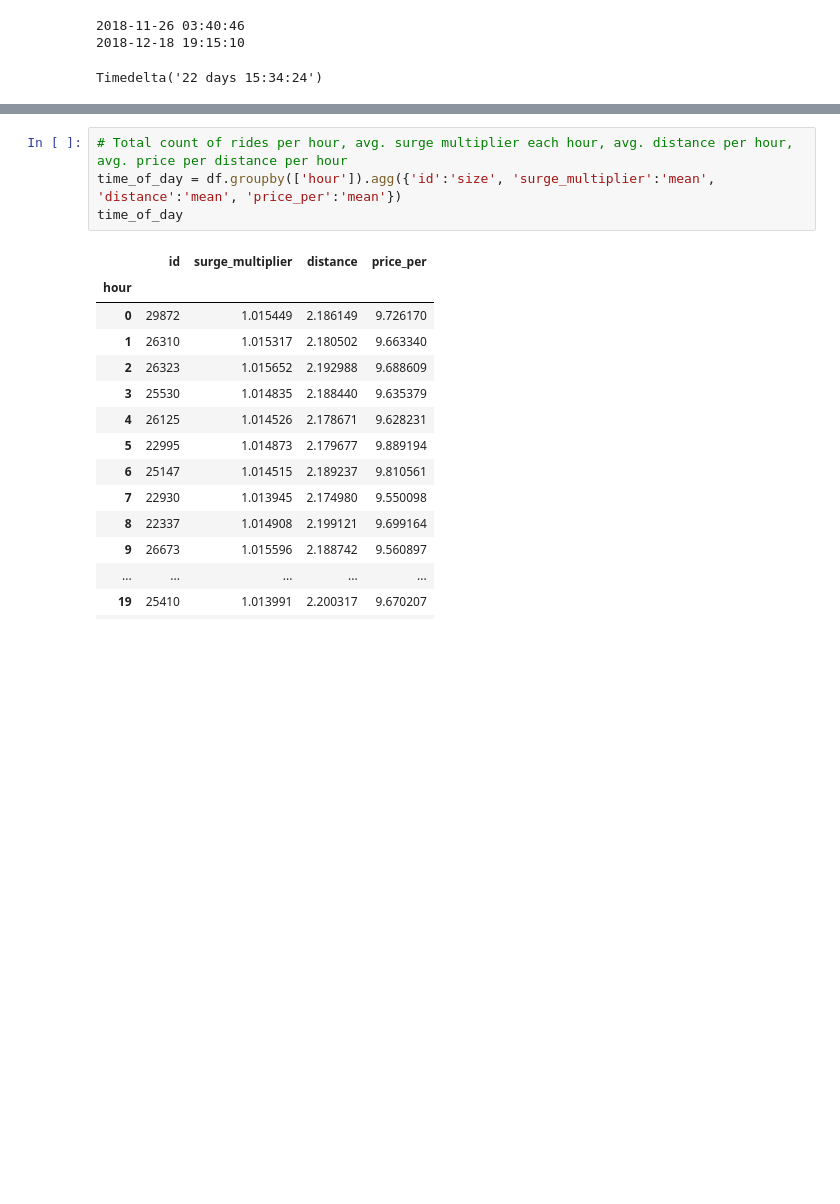
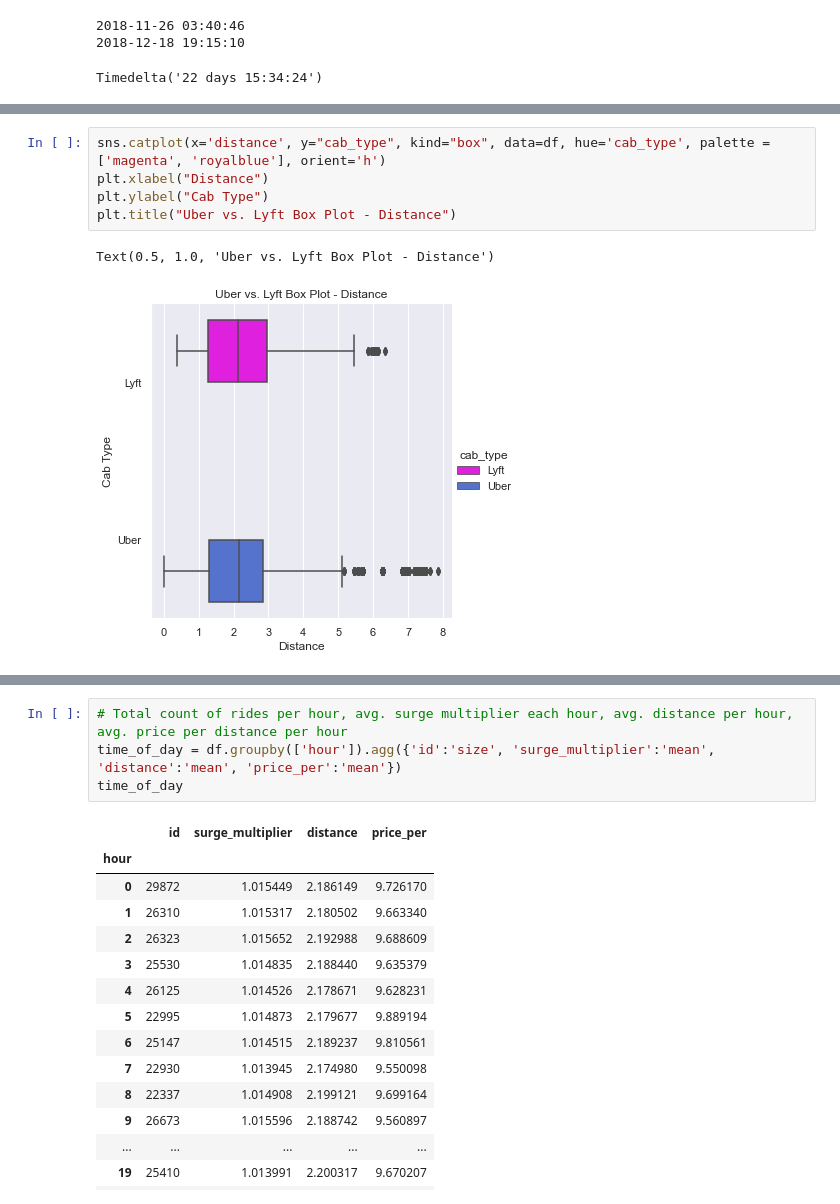
Before and after one commit to bburkey0425/rideshare_proj_DSA, a Jupyter notebook: Downloads/python_proj_rideshare/python_proj_rideshare.ipynb, the cells around one changed output, grey strips where cells are left out. Drawn from its saved outputs; the diff is of its cells as text; blank space fills up the shorter version.

```diff
--- a/Downloads/python_proj_rideshare/python_proj_rideshare.ipynb
+++ b/Downloads/python_proj_rideshare/python_proj_rideshare.ipynb
@@ -209,0 +300,8 @@ array([0.72, 1.  , 0.03, 0.  , 0.44, 0.12, 0.64, 0.91, 0.53, 0.06, 0.81,
+# %%
+sns.catplot(x='distance', y="cab_type", kind="box", data=df, hue='cab_type', palette = ['magenta', 'royalblue'], orient='h')
+plt.xlabel("Distance")
+plt.ylabel("Cab Type")
+plt.title("Uber vs. Lyft Box Plot - Distance")
+# %% [output]
+Text(0.5, 1.0, 'Uber vs. Lyft Box Plot - Distance')
+[figure, added]
```
Also changed, not shown: parts of 70 cells of this notebook.
